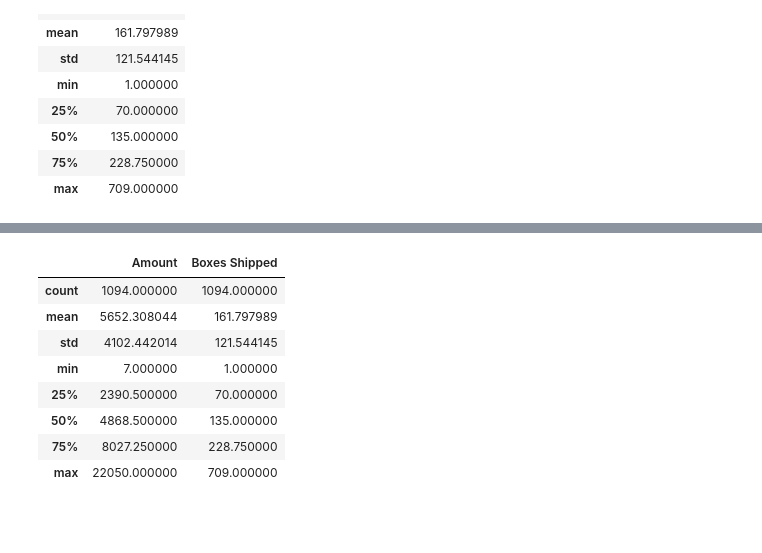
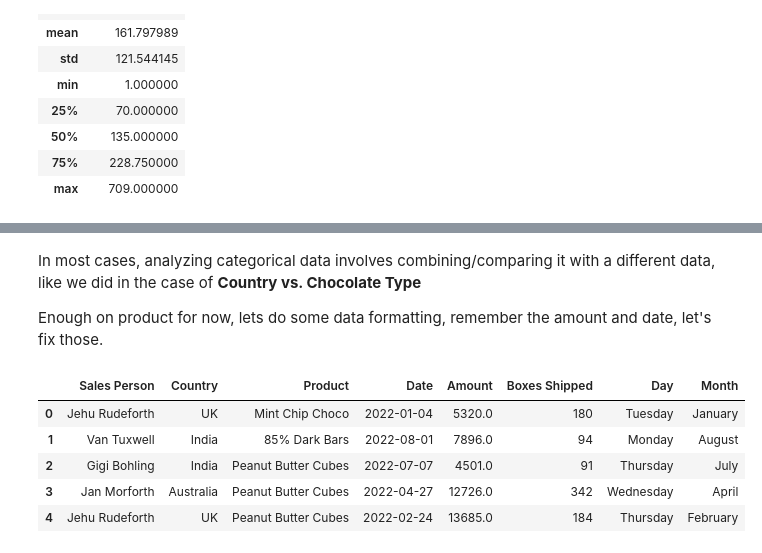
Before and after one commit to tunjionafuwa/ml-orchestration-airflow, a Jupyter notebook: experiments/eda.ipynb, the cells around one changed output, grey strips where cells are left out. Saved outputs shown, nothing was run; the diff lists cells and outputs as text; code cells hidden in the pictures; blank space fills up the shorter version.

Commit message:
feat: analyze product

```diff
--- a/experiments/eda.ipynb
+++ b/experiments/eda.ipynb
@@ -44,5 +88,3 @@ df.describe()
 | 50% | 135.000000 |
 | 75% | 228.750000 |
 | max | 709.000000 |
-# %%
-df["Amount"] = df["Amount"].str.replace('$','').str.replace(',','').astype(float)
@@ -49,12 +130,19 @@ df["Amount"] = df["Amount"].str.replace('$','').str.replace(',','').astype(float
+# %% [markdown]
+In most cases, analyzing categorical data involves combining/comparing it with a different data, like we did in the case of __Country vs. Chocolate Type__
+
+Enough on product for now, lets do some data formatting, remember the amount and date, let's fix those.
+# %%
+
+df["Amount"] = df["Amount"].replace('[\$,]', '', regex=True).astype(float)
+df["Date"] = pd.to_datetime(df["Date"])
+df["Day"] = df["Date"].dt.day_name()
+df["Month"] = df["Date"].dt.month_name()
 # %%
-df.describe()
+df.head()
 # %% [output]
-|  | Amount | Boxes Shipped |
-| count | 1094.000000 | 1094.000000 |
-| mean | 5652.308044 | 161.797989 |
-| std | 4102.442014 | 121.544145 |
-| min | 7.000000 | 1.000000 |
-| 25% | 2390.500000 | 70.000000 |
-| 50% | 4868.500000 | 135.000000 |
-| 75% | 8027.250000 | 228.750000 |
-| max | 22050.000000 | 709.000000 |
+|  | Sales Person | Country | Product | Date | Amount | Boxes Shipped | Day | Month |
+| 0 | Jehu Rudeforth | UK | Mint Chip Choco | 2022-01-04 | 5320.0 | 180 | Tuesday | January |
+| 1 | Van Tuxwell | India | 85% Dark Bars | 2022-08-01 | 7896.0 | 94 | Monday | August |
+| 2 | Gigi Bohling | India | Peanut Butter Cubes | 2022-07-07 | 4501.0 | 91 | Thursday | July |
+| 3 | Jan Morforth | Australia | Peanut Butter Cubes | 2022-04-27 | 12726.0 | 342 | Wednesday | April |
+| 4 | Jehu Rudeforth | UK | Peanut Butter Cubes | 2022-02-24 | 13685.0 | 184 | Thursday | February |
```
Also changed, not shown: parts of 27 cells of this notebook.
